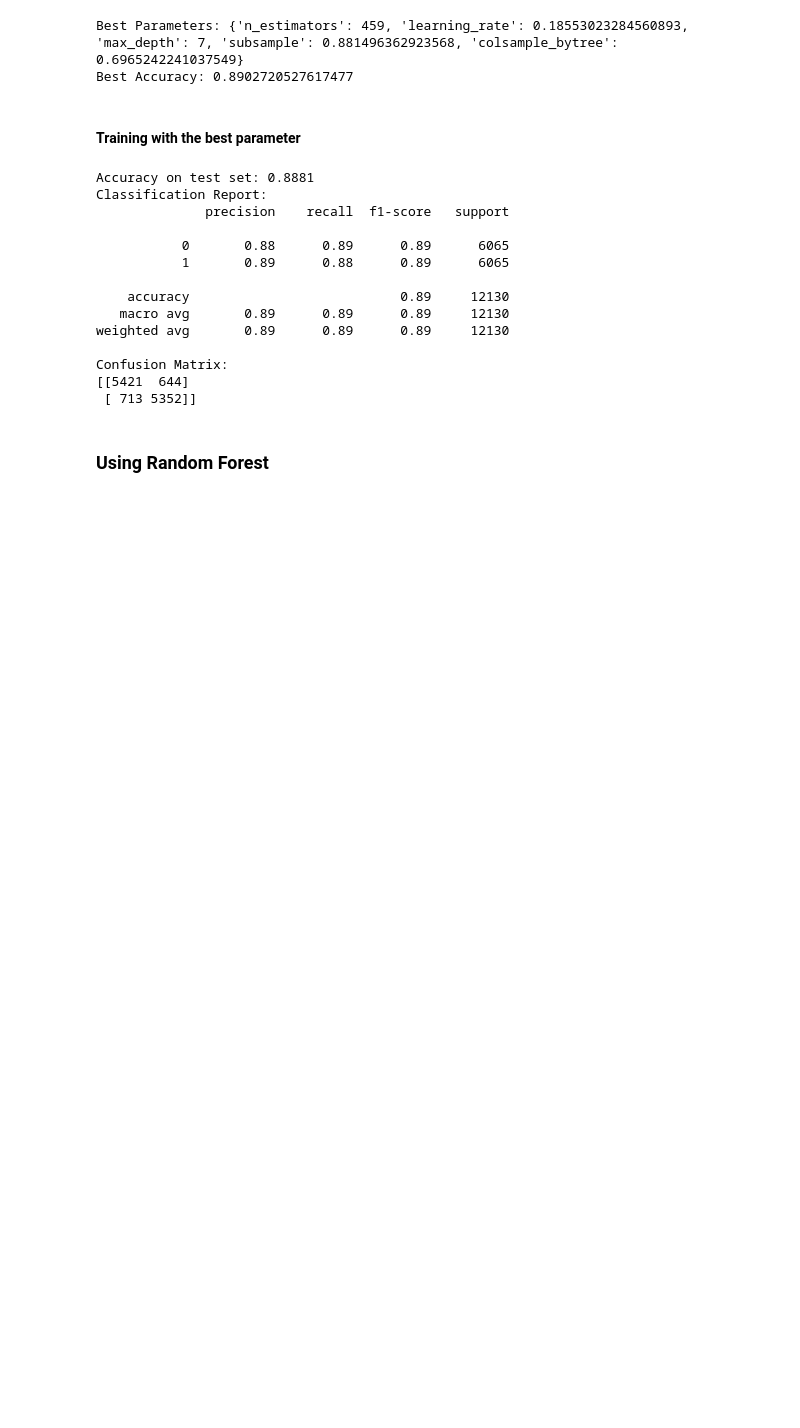
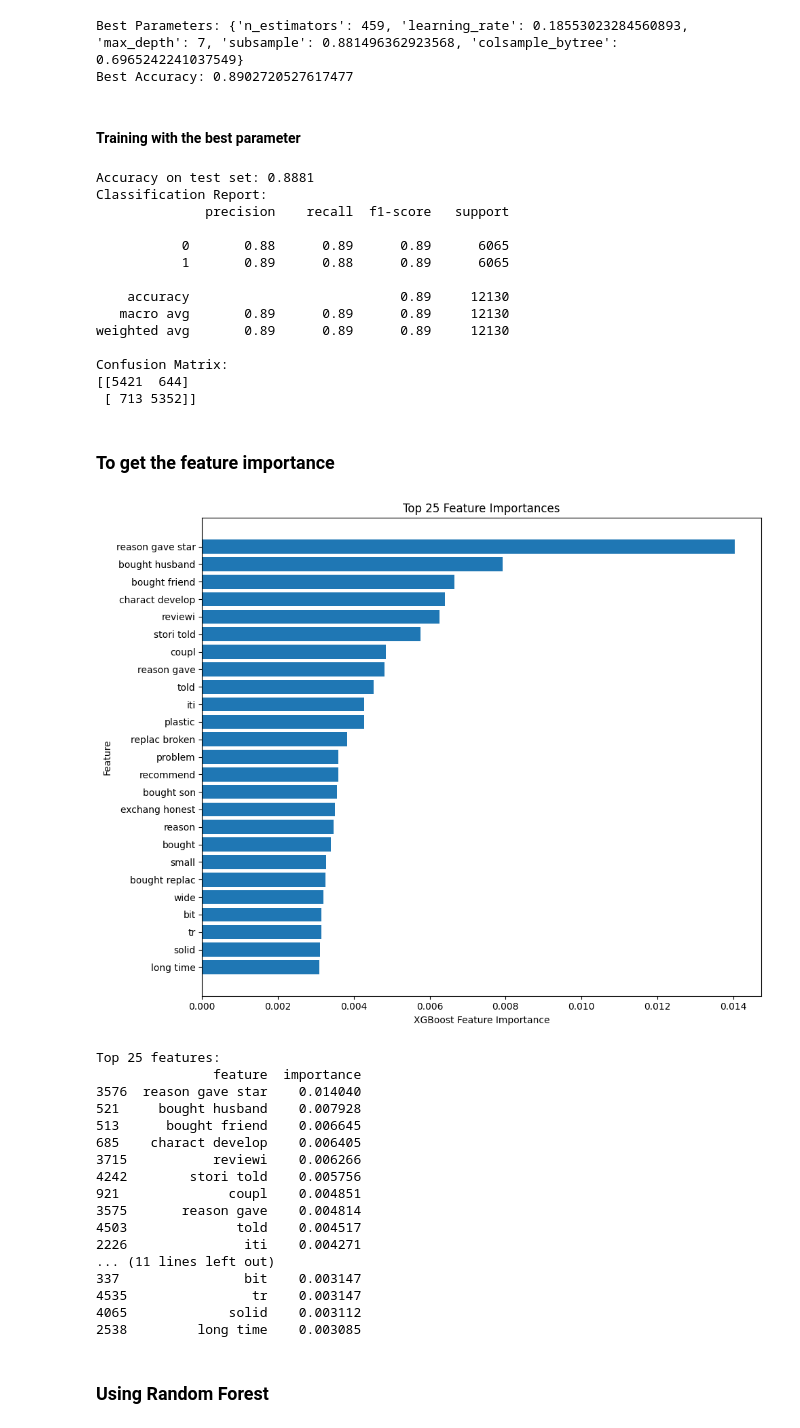
Before and after one commit to bryannjonathan/fake-review-detection, a Jupyter notebook: code.ipynb, the cells around one changed output. Cells and saved outputs as stored; diff of their text form; code cells hidden in the pictures; blank space fills up the shorter version.

```diff
--- a/code.ipynb
+++ b/code.ipynb
@@ -274,7 +277,7 @@ Best Accuracy: 0.8902720527617477
 <h4>Training with the best parameter</h4>
 # %%
 # Get the best parameters from the Optuna study
-best_params = study.best_params
+best_params = {'n_estimators': 459, 'learning_rate': 0.18553023284560893, 'max_depth': 7, 'subsample': 0.881496362923568, 'colsample_bytree': 0.6965242241037549}
 
 # Initialize the XGBoost model with the best parameters
 model = xgb.XGBClassifier(
@@ -321,5 +324,74 @@ weighted avg       0.89      0.89      0.89     12130
 Confusion Matrix:
 [[5421  644]
  [ 713 5352]]
+# %% [markdown]
+<h3>To get the feature importance</h3>
+# %%
+# Cell: Feature Importance Analysis
+import matplotlib.pyplot as plt
+import numpy as np
+import pandas as pd # Make sure pandas is imported
+
+# 1. Get Feature Names
+# TF-IDF feature names
+tfidf_feature_names = tfidf.get_feature_names_out().tolist()
+
+# Engineered numerical feature names (ensure this list matches the one used for stacking)
+numeric_cols = [
+    'review_length','sentiment_polarity','sentiment_subjectivity',
+    'allcaps_count','superlative_count',
+    'unique_word_ratio','rating_score'
+]
+
+# Combine all feature names in the correct order
+all_feature_names = tfidf_feature_names + numeric_cols
+
+# 2. Access Importance Scores from the trained model
+importances = model.feature_importances_
+
+# 3. Combine and Rank
+# Create a DataFrame for easier handling
+feature_importance_df = pd.DataFrame({
+    'feature': all_feature_names,
+    'importance': importances
+})
+
+# Sort by importance
+feature_importance_df = feature_importance_df.sort_values(by='importance', ascending=False)
+
+# 4. Visualize (Top N features)
+n_top_features = 25 # You can adjust this number
+plt.figure(figsize=(10, 8))
+plt.barh(feature_importance_df['feature'][:n_top_features],
+         feature_importance_df['importance'][:n_top_features])
+plt.xlabel('XGBoost Feature Importance')
+plt.ylabel('Feature')
+plt.title(f'Top {n_top_features} Feature Importances')
+plt.gca().invert_yaxis() # Display the most important feature at the top
+plt.tight_layout()
+plt.show()
+
+# Print the top N features and their scores
+print(f"Top {n_top_features} features:")
+print(feature_importance_df.head(n_top_features))
+# %% [output]
+[figure, added]
+Top 25 features:
+               feature  importance
+3576  reason gave star    0.014040
+521     bought husband    0.007928
+513      bought friend    0.006645
+685    charact develop    0.006405
+3715           reviewi    0.006266
+4242        stori told    0.005756
+921              coupl    0.004851
+3575       reason gave    0.004814
+4503              told    0.004517
+2226               iti    0.004271
+... (11 lines left out)
+337                bit    0.003147
+4535                tr    0.003147
+4065             solid    0.003112
+2538         long time    0.003085
 # %% [markdown]
 <h3>Using Random Forest</h3>
```
Also changed, not shown: parts of 8 cells of this notebook.
